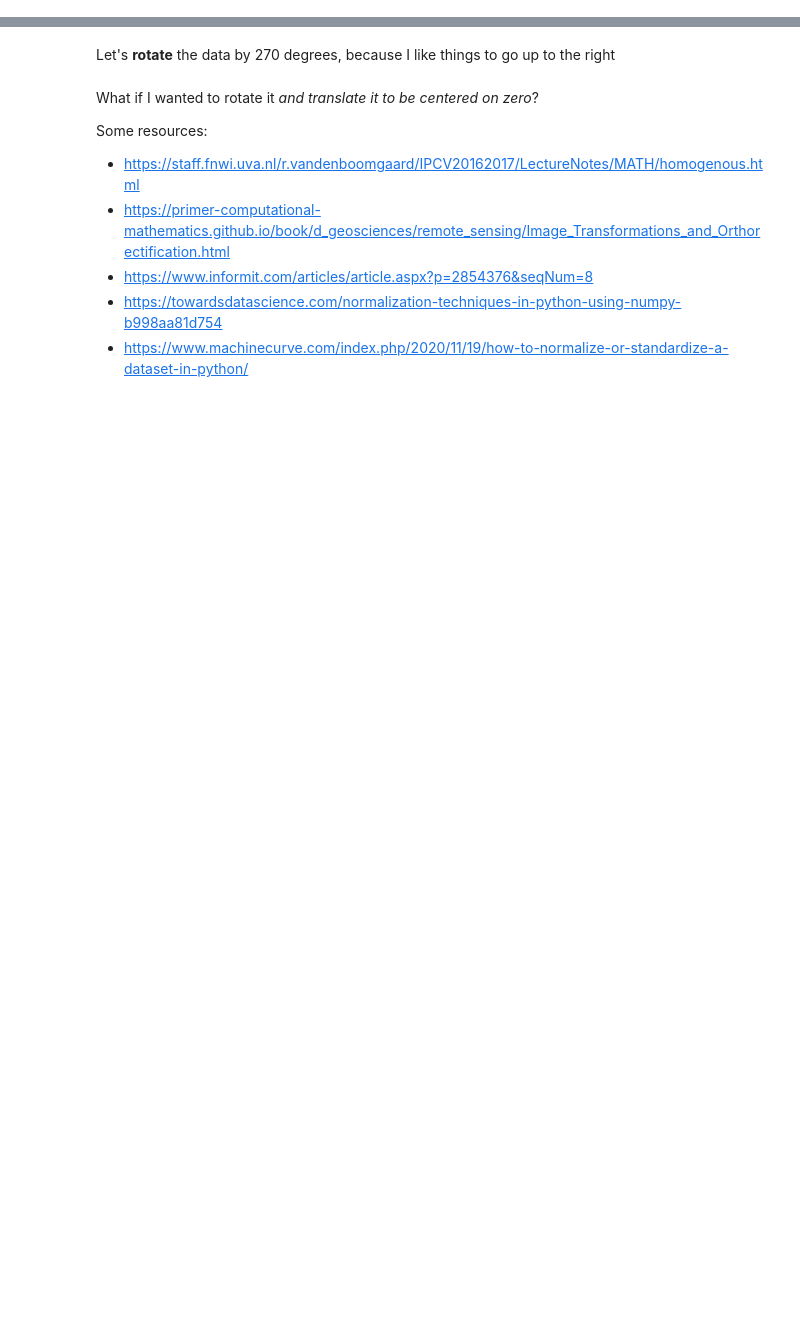
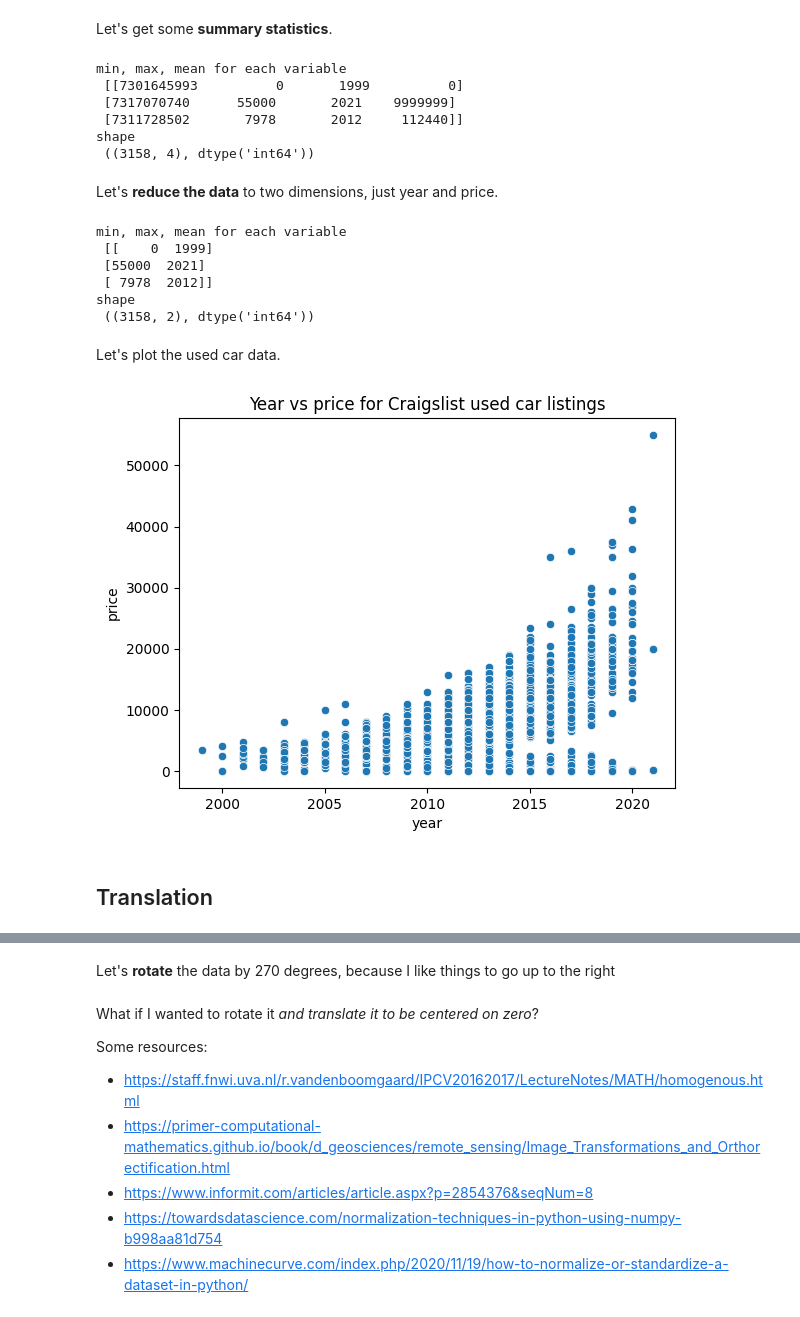
Before and after one commit to ajstent/CS252S22, a Jupyter notebook: Day7.ipynb, the cells around one changed output, grey strips where cells are left out. Drawn from its saved outputs; the diff is of its cells as text; code cells hidden in the pictures; blank space fills up the shorter version.

```diff
--- a/Day7.ipynb
+++ b/Day7.ipynb
@@ -11,15 +11,9 @@ This data comes from https://www.kaggle.com/tolgahancepel/toyota-corolla.
 # %%
 import numpy as np
-import matplotlib.pyplot as plt
-from pandas.plotting import parallel_coordinates
 import pandas as pd
 import seaborn as sns
 
-data = np.array(np.genfromtxt('data/vehiclesNumeric.csv', delimiter=',', skip_header=1, dtype=int, encoding=None))
+data = np.array(np.genfromtxt('data/vehiclesNumeric.csv', delimiter=',', skip_header=1, dtype=int, encoding="utf-8"))
 
-# getting a pandas dataframe so I can visualize the data
+# get a pandas dataframe for plotting
 df = pd.DataFrame(data, columns=["id", "price", "year", "odometer"])
-
-# a parallel coordinates plot is useful for figuring out if any variables are more predictive of the dependent variable (price) than any others
-pd.plotting.parallel_coordinates(df, "price")
-plt.show()
@@ -48,11 +20,45 @@ Let's **reduce the data** to two dimensions, just price and age, since age looks
+# %% [markdown]
+Let's get some **summary statistics**.
+# %%
+def getSummaryStatistics(data):
+    print("")
+    return np.array([data.min(axis=0), data.max(axis=0), data.mean(axis=0, dtype=int)])
+
+def getShapeType(data):
+    return (data.shape, data.dtype)
+
+print("min, max, mean for each variable\n", getSummaryStatistics(data))
+print("shape\n", getShapeType(data))
+# %% [output]
+min, max, mean for each variable
+ [[7301645993          0       1999          0]
+ [7317070740      55000       2021    9999999]
+ [7311728502       7978       2012     112440]]
+shape
+ ((3158, 4), dtype('int64'))
+# %% [markdown]
+Let's **reduce the data** to two dimensions, just year and price.
 # %%
 # How are we going to get just those two columns?
-reducedData = data[:, :2]
+reducedData = data[:, [1,2]]
 
-# What if we just wanted price and km?
-reducedDataSkipCol = data[np.ix_(np.arange(data.shape[0]), [0, 2])]
-
-print(getSummaryStatistics(reducedDataSkipCol))
-print(getShapeType(reducedDataSkipCol))
-
-# You can do projection (down or up) also by matrix multiplication
+print("min, max, mean for each variable\n", getSummaryStatistics(reducedData))
+print("shape\n", getShapeType(reducedData))
+# %% [output]
+min, max, mean for each variable
+ [[    0  1999]
+ [55000  2021]
+ [ 7978  2012]]
+shape
+ ((3158, 2), dtype('int64'))
+# %% [markdown]
+Let's plot the used car data.
+# %%
+def plot2d(data):
+    sns.scatterplot(pd.DataFrame(data[:, [0, 1]], columns=["price", "year"]), x="year", y="price").set(title="Year vs price for Craigslist used car listings")
+
+plot2d(reducedData)
+# %% [output]
+[figure, added]
+# %% [markdown]
+## Translation
```
Also changed, not shown: parts of 32 cells of this notebook, 2 other files.
